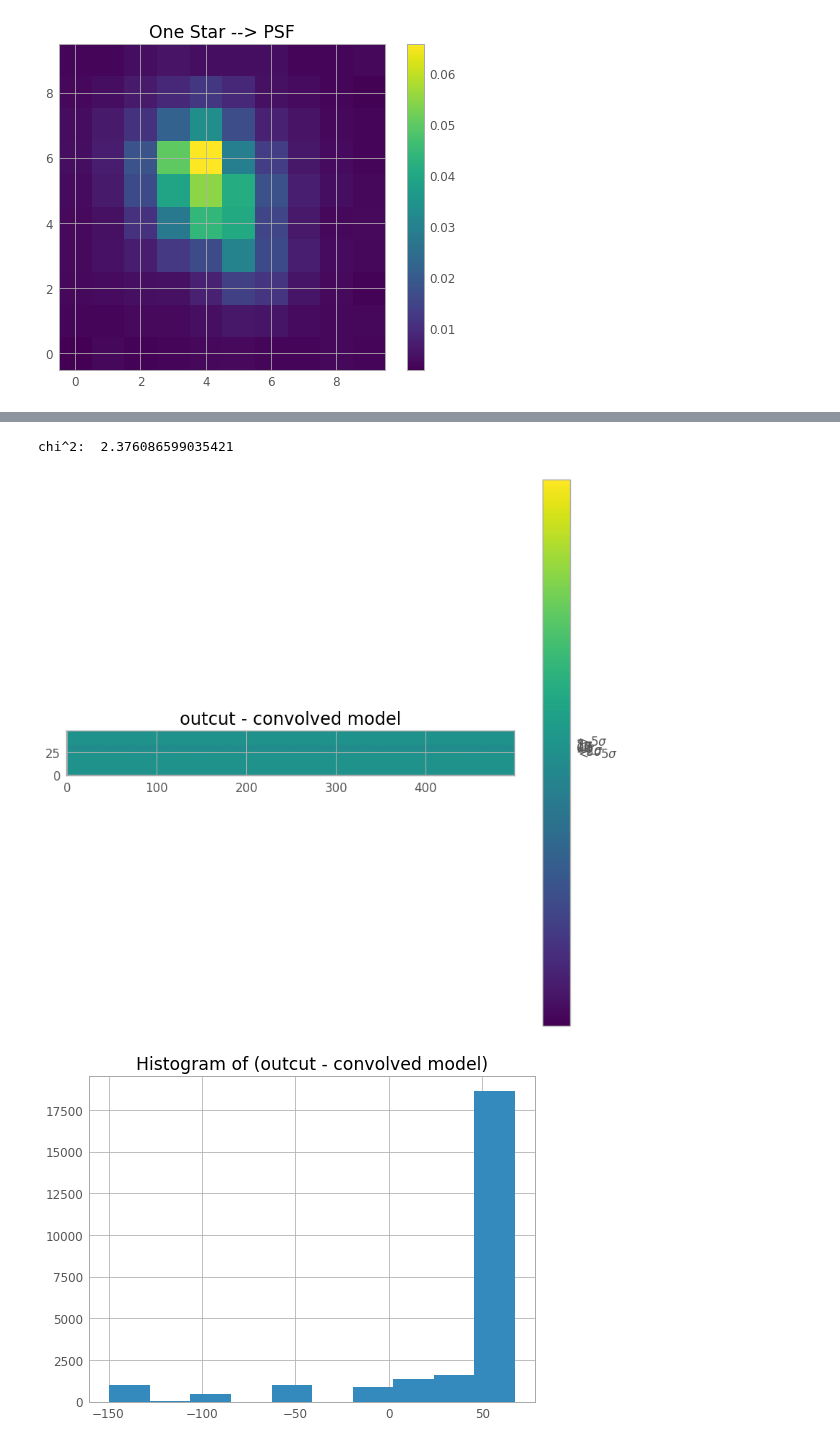
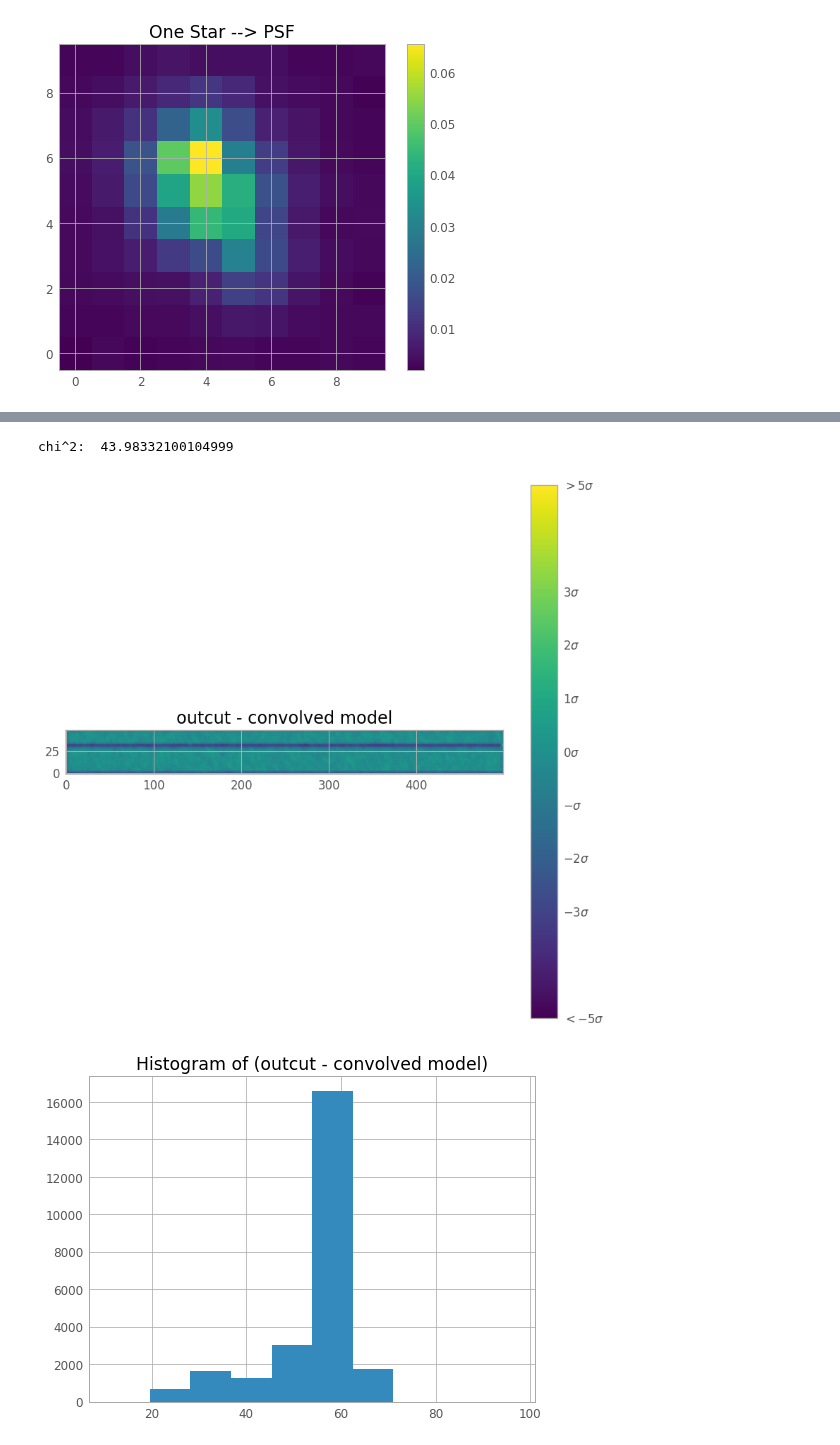
Before and after one commit to SSAEPFL/PSF, a Jupyter notebook: test-track-fitting.ipynb, the cells around one changed output, grey strips where cells are left out. Drawn from its saved outputs; the diff is of its cells as text; code cells hidden in the pictures.

```diff
--- a/test-track-fitting.ipynb
+++ b/test-track-fitting.ipynb
@@ -86,10 +87,11 @@ plt.show()
 # %%
 # Convolution of model and PSF to get what we would measure
-initial_guess = (61, 59, 4, 500)
+initial_guess = (30, 30, 1, 1000)
 track_model = simplerTrackModel(np.shape(track_data), *initial_guess)
 convolved_track = convolve2d(track_model, PSF, 'same')
 #mean, median, std = sigma_clipped_stats(track_data, sigma=4.0, mask=mask)
-print(reducedGoodnessModel(track_data, convolved_track, std))
+print(reducedGoodnessModel(track_data, convolved_track + np.mean(track_data), std))
+print(pvalue(track_data, convolved_track + np.mean(track_data), std))
 
 plt.figure(figsize=(10,10))
 plt.title('outcut - PSF * model')
@@ -106,8 +109,8 @@ plt.show()
 pos = initial_guess + np.random.randn(200, 4)
 nwalkers, ndim = pos.shape
 with Pool() as pool:
-    sampler = emcee.EnsembleSampler(nwalkers, ndim, logProbability, args=(track_data, std, PSF), pool=pool)
-    sampler.run_mcmc(pos, 1000, progress=True)
+    sampler = emcee.EnsembleSampler(nwalkers, ndim, logProbability, args=(track_data2, std, PSF2), pool=pool)
+    sampler.run_mcmc(pos, 100, progress=True)
 # %%
 # looking at the steps
 fig, axes = plt.subplots(4, figsize=(10, 7), sharex=True)
@@ -133,4 +136,4 @@ tau: [38.59024613 36.14736955 44.56347175 74.97527955]
 # %%
-flat_samples = sampler.get_chain(discard=50, thin=10, flat=True)
-fig = corner.corner(flat_samples, labels=labels, truths=true_parameters)
+flat_samples = sampler.get_chain(discard=5, thin=10, flat=True)
+fig = corner.corner(flat_samples, labels=labels, truths=((true_parameters[0]*2, true_parameters[1]*2, true_parameters[2]*2, true_parameters[3]/2)))
 # %% [output]
@@ -138,23 +141,29 @@ fig = corner.corner(flat_samples, labels=labels, truths=true_parameters)
 # %%
-# percentiles
-theta = [0, 0, 0, 0]
-theta_error = [0, 0, 0, 0]
+# results
+theta2 = [0, 0, 0, 0]
+theta_error2 = [0, 0, 0, 0]
 print('On oversample image')
 for i in range(ndim):
-    theta[i] = np.mean(flat_samples[:, i])
-    theta_error[i] = np.std(flat_samples[:,i])
-    txt = "\mathrm{{{2}}} = {0:.1f} +- {{{1:.1f}}}".format(theta[i], theta_error[i], labels[i])
+    theta2[i] = np.mean(flat_samples[:, i])
+    theta_error2[i] = np.std(flat_samples[:, i])
+    txt = "\mathrm{{{2}}} = {0:.1f} +- {{{1:.1f}}}".format(
+        theta2[i], theta_error2[i], labels[i])
     display(Math(txt))
+
+theta = [x/2 for x in theta2]
+theta_error = [x/2 for x in theta_error2]
+theta[3] = 4*theta[3]
+theta_error[3] = 4*theta_error[3]
 
 print('On original image')
 i0 = "\mathrm{{i0}} = {0:.1f} +- {{{1:.1f}}}".format(
-    theta[0]/2, theta_error[0]/2)
+    theta[0], theta_error[0])
 iend = "\mathrm{{iend}} = {0:.1f} +- {{{1:.1f}}}".format(
-    theta[1]/2, theta_error[1]/2)
+    theta[1], theta_error[1])
 width = "\mathrm{{width}} = {0:.1f} +- {{{1:.1f}}}".format(
-    theta[2]/2, theta_error[2]/2)
+    theta[2], theta_error[2])
 amplitude = "\mathrm{{amplitude}} = {0:.1f} +- {{{1:.1f}}}".format(
-    theta[3]*2, theta_error[2]*2)
+    theta[3], theta_error[3])
 display(Math(i0))
 display(Math(iend))
 display(Math(width))
@@ -173,28 +182,28 @@ $\displaystyle \mathrm{amplitude} = 1331.3 +- {2.3}$
 # %%
 # best model
-best_model = convolve2d(simplerTrackModel(
-    np.shape(track_data), *theta), PSF, 'same')
+best_model = convolve2d(simplerTrackModel(np.shape(track_data), *theta), PSF, 'same')
+best_model2 = convolve2d(simplerTrackModel(np.shape(track_data2), *theta2), PSF2, 'same')
 chi2 = reducedGoodnessModel(track_data, best_model, std)
 print('chi^2: ', chi2)
 
 plt.figure(figsize=(10, 10), dpi=100, facecolor='w', edgecolor='k')
 plt.title('outcut - convolved model')
 #norm = ImageNormalize(stretch=SqrtStretch())
 img = track_data - best_model
-plt.imshow(img, origin='lower', cmap='viridis', interpolation='none', vmin=-5*std, vmax=5*std)
+plt.imshow(img, origin='lower', cmap='viridis', interpolation='none', vmin=-5*std+mean, vmax=5*std+mean)
 ca = plt.colorbar(ticks=ticks)
 ca.ax.set_yticklabels(tick_labels)
 plt.show()
 
 #matplotlib.rcParams['figure.f#igsize'] = [10, 10]
 plt.figure()
 plt.title('Histogram of (outcut - convolved model)')
 plt.hist(img.flatten(), bins=10)
 #plt.yscale('log')
 plt.show()
 # %% [output]
-chi^2:  2.376086599035421
+chi^2:  43.98332100104999
-[figure, old version]
+[figure, new version]
-[figure, old version]
+[figure, new version]
 # %%
 # signal to noise ratio of the track
```
Also changed, not shown: parts of 7 cells of this notebook, 3 other files.
